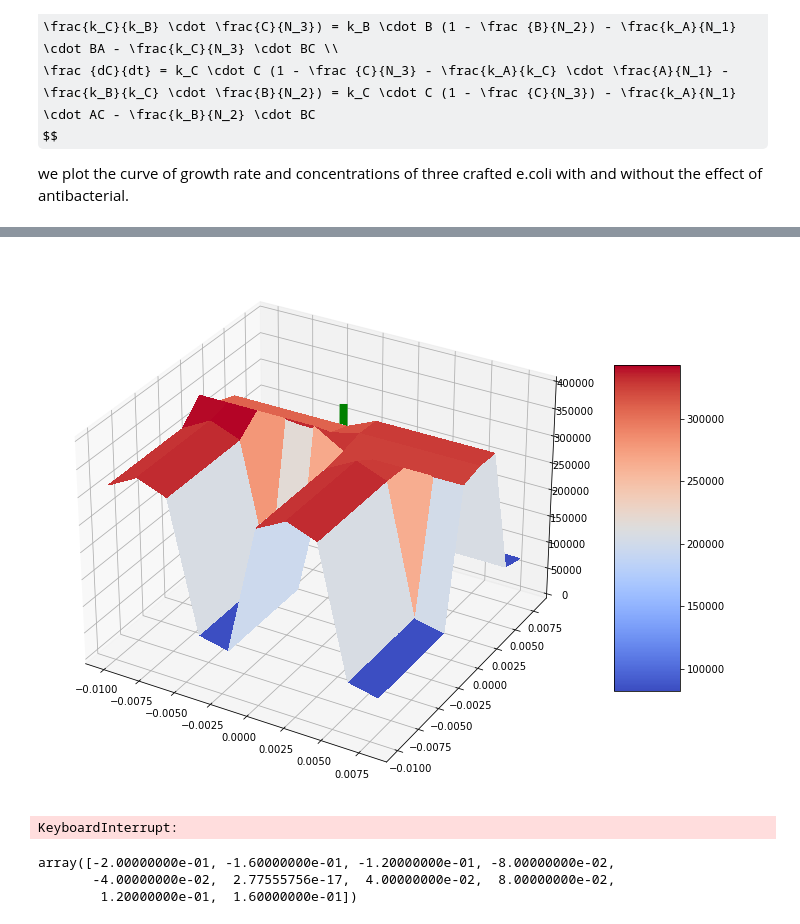
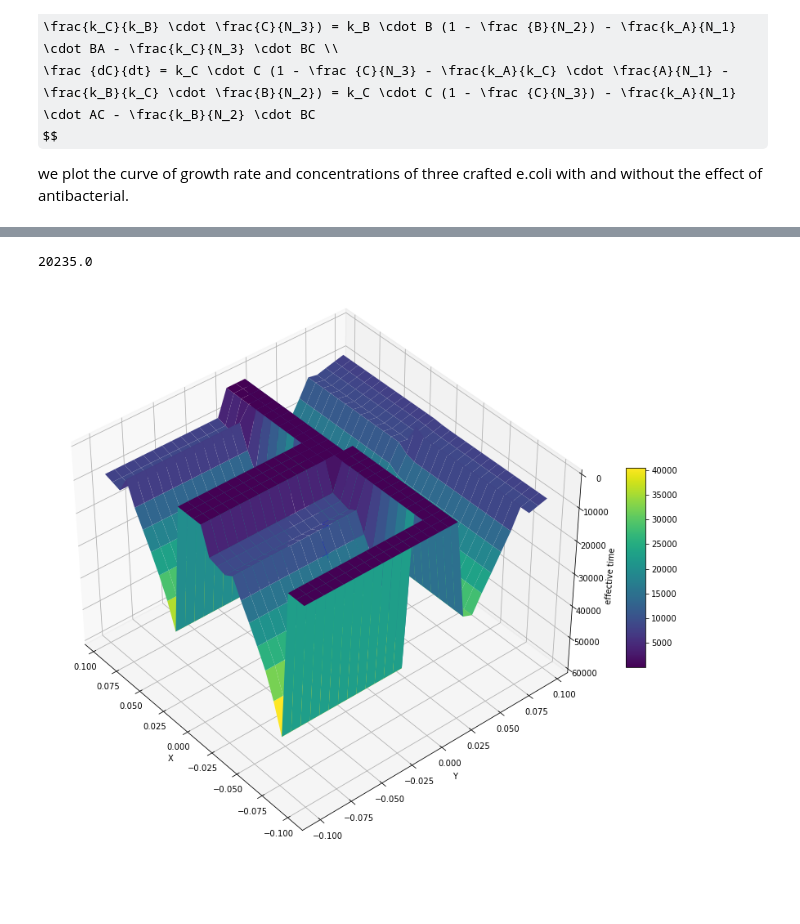
Before and after one commit to jasonliuuu/igem-model, a Jupyter notebook: main.ipynb, the cells around one changed output, grey strips where cells are left out. Cells and saved outputs as stored; diff of their text form; code cells hidden in the pictures; some formulas as TeX source; blank space fills up the shorter version.

Commit message:
surface

```diff
--- a/main.ipynb
+++ b/main.ipynb
@@ -392,48 +364,37 @@ def add_offset(params,threshold=THRESHOLD):
+# %%
+add_offset((0,0))
+# %% [output]
+20235.0
 # %%
-from mpl_toolkits.mplot3d import Axes3D  # noqa: F401 unused import
+from mpl_toolkits.mplot3d import Axes3D
 
 import matplotlib.pyplot as plt
 from matplotlib import cm
 from matplotlib.ticker import LinearLocator, FormatStrFormatter
 import numpy as np
 
 
-fig = plt.figure(figsize=(12,12))
+fig = plt.figure(figsize=(15,15))
 ax = fig.gca(projection='3d')
-# ax.view_init(40, 0)
-# X = np.arange(-0.01, 0.01, 0.002)
-# Y = np.arange(-0.01, 0.01, 0.002)
-# Z = np.array([add_offset(i) for i in tqdm(np.array(np.meshgrid(X, Y)).reshape(100,2))]).reshape(10,10)
+ax.view_init(220, 40)
+# X = np.arange(-0.1, 0.1, 0.0075)
+# Y = np.arange(-0.1, 0.1, 0.0075)
+# Z = np.array([add_offset(i) for i in tqdm(np.array(np.meshgrid(X, Y)).reshape(729,2))]).reshape(27,27)
 # X, Y = np.meshgrid(X, Y)
 
 #Plot the surface.
 
-surf = ax.plot_surface(X, Y, Z, cmap=cm.coolwarm,
-                       linewidth=0, antialiased=False)
-ax.plot([0,0],[0,0],[0,400000],'g',linewidth=8)
-# ax.scatter(0,0,add_offset((0.,0.)),s=1000,color='g', linewidth=0.5)
-# # Customize the z axis.
-# ax.zaxis.set_major_locator(LinearLocator(10))
-# ax.zaxis.set_major_formatter(FormatStrFormatter('%.02f'))
+surf = ax.plot_surface(X, Y, Z, cmap=cm.viridis,edgecolor='none')
+ax.plot([0,0],[0,0],[0,60000],'b',linewidth=8)
+# ax.scatter(0,0,21236.0,c='red',s=100)
+
+ax.set_xlabel("X")
+ax.set_ylabel("Y")
+ax.set_zlabel("effective time")
 
 # Add a color bar which maps values to colors.
-fig.colorbar(surf, shrink=0.5, aspect=5)
+fig.colorbar(surf, shrink=0.3, aspect=10)
 
 plt.show()
 # %% [output]
-[figure, old version]
+[figure, new version]
-# %%
-X = np.arange(-0.01, 0.01, 0.002)
-Y = np.arange(-0.01, 0.01, 0.002)
-Z = np.array([add_offset(i) for i in tqdm(np.array(np.meshgrid(X, Y)).reshape(100,2))]).reshape(10,10)
-X, Y = np.meshgrid(X, Y)
-# %% [output]
-KeyboardInterrupt:
-# %%
-X = np.arange(-0.1, 0.1, 0.02)
-Y = np.arange(-0.1, 0.1, 0.02)
-Z = np.array([add_offset(i) for i in np.array(np.meshgrid(X, Y)).reshape(400,2)]).reshape(20,20)
-# %% [output]
-array([-2.00000000e-01, -1.60000000e-01, -1.20000000e-01, -8.00000000e-02,
-       -4.00000000e-02,  2.77555756e-17,  4.00000000e-02,  8.00000000e-02,
-        1.20000000e-01,  1.60000000e-01])
```
Also changed, not shown: parts of 12 cells of this notebook, 11 other files.
